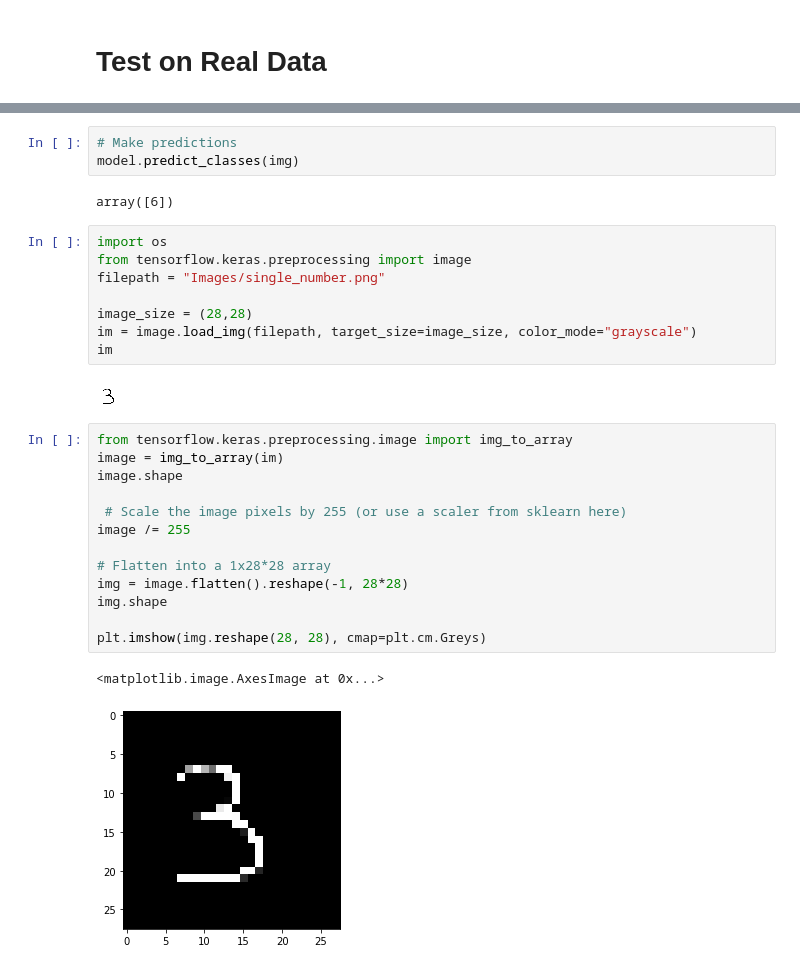
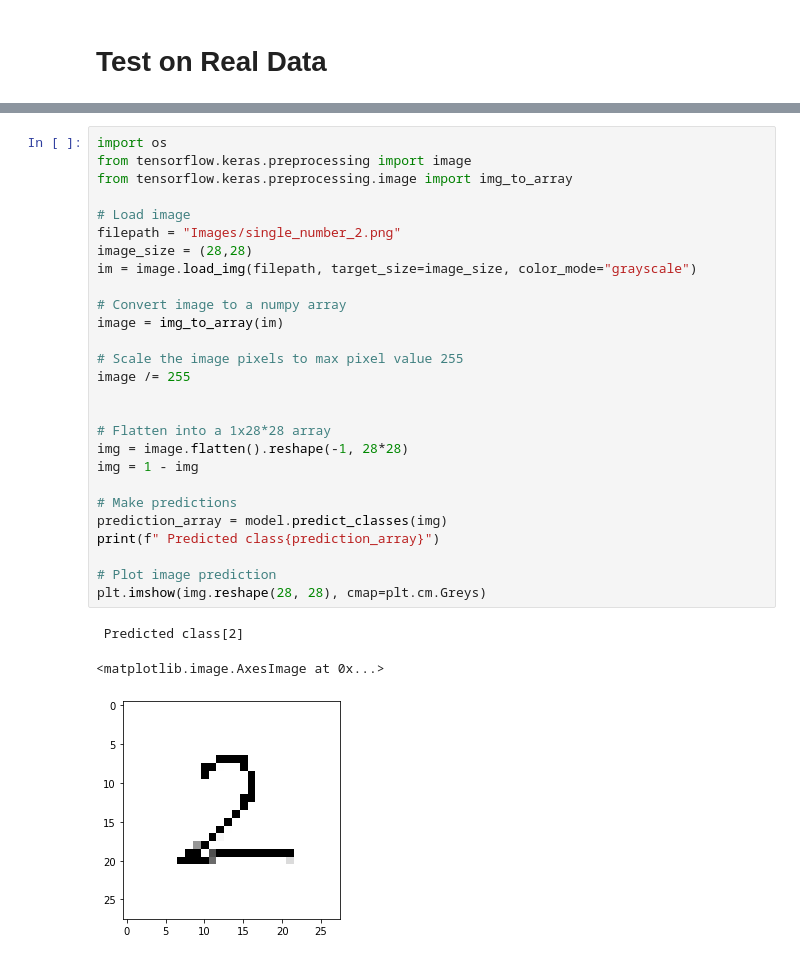
Before and after one commit to diannejardinez/cnn-for-computer-vision, a Jupyter notebook: CNN-MNIST-digits/MNIST-CNN-Digits.ipynb, the cells around one changed output, grey strips where cells are left out. Cells and saved outputs as stored; diff of their text form.

```diff
--- a/CNN-MNIST-digits/MNIST-CNN-Digits.ipynb
+++ b/CNN-MNIST-digits/MNIST-CNN-Digits.ipynb
@@ -303,31 +300,31 @@ plt.imshow(img.reshape(28, 28), cmap=plt.cm.Greys)
-# %%
-# Make predictions
-model.predict_classes(img)
-# %% [output]
-array([6])
-# %%
-import os
-from tensorflow.keras.preprocessing import image
-filepath = "Images/single_number.png"
-
-image_size = (28,28)
-im = image.load_img(filepath, target_size=image_size, color_mode="grayscale")
-im
-# %% [output]
-[figure, removed]
 # %%
+import os
+from tensorflow.keras.preprocessing import image
 from tensorflow.keras.preprocessing.image import img_to_array
+
+# Load image
+filepath = "Images/single_number_2.png"
+image_size = (28,28)
+im = image.load_img(filepath, target_size=image_size, color_mode="grayscale")
+
+# Convert image to a numpy array
 image = img_to_array(im)
-image.shape
 
- # Scale the image pixels by 255 (or use a scaler from sklearn here)
+# Scale the image pixels to max pixel value 255
 image /= 255
+
 
 # Flatten into a 1x28*28 array
 img = image.flatten().reshape(-1, 28*28)
-img.shape
+img = 1 - img
 
+# Make predictions
+prediction_array = model.predict_classes(img)
+print(f" Predicted class{prediction_array}")
+
+# Plot image prediction
 plt.imshow(img.reshape(28, 28), cmap=plt.cm.Greys)
 # %% [output]
-<matplotlib.image.AxesImage at 0x...>
+ Predicted class[2]
+<matplotlib.image.AxesImage at 0x...>
-[figure, old version]
+[figure, new version]
```
Also changed, not shown: parts of 14 cells of this notebook, 5 other files.
